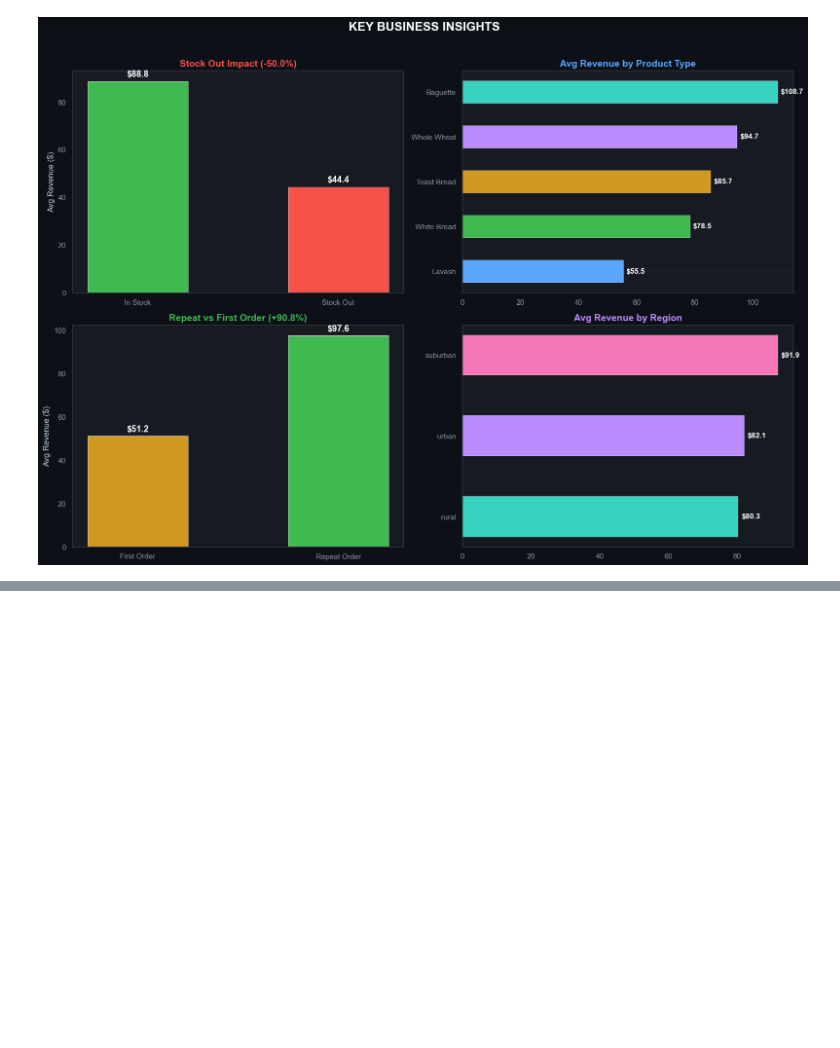
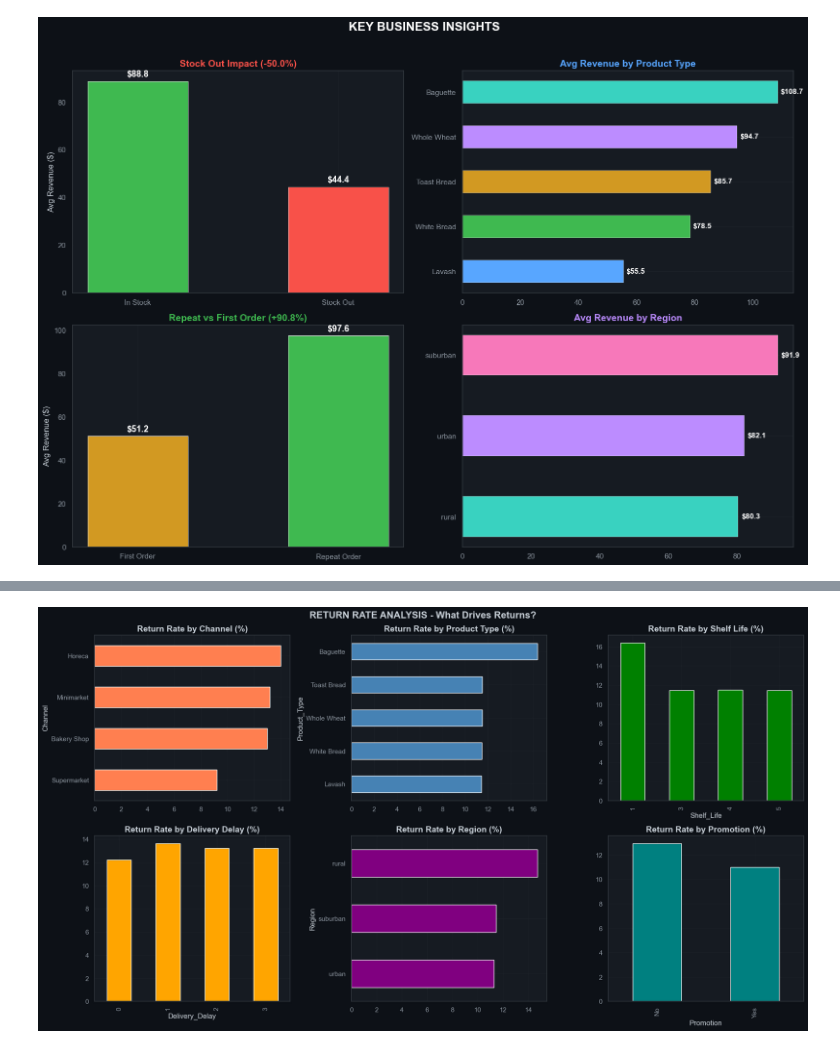
Before and after one commit to kanangoylarov/Holbie-work, a Jupyter notebook: mrshamsi/bread_salesholberton.ipynb, the cells around one changed output, grey strips where cells are left out. Saved outputs shown, nothing was run; the diff lists cells and outputs as text; code cells hidden in the pictures; blank space fills up the shorter version.

```diff
--- a/bread_salesholberton.ipynb
+++ b/mrshamsi/bread_salesholberton.ipynb
@@ -1022,2 +1027,12 @@ print("=" * 70)
 
 ======================================================================
+# %%
+# Reload fresh data for business analysis
+df = pd.read_csv('bread_sales_dataset.csv')
+
+# Create new metrics
+df['Return_Rate'] = df['Returns_Units'] / df['Units_Delivered'] * 100
+df['Waste_Rate'] = df['Waste_Units'] / df['Units_Delivered'] * 100
+
+print(f"Data reloaded: {df.shape}")
+print(f"Columns: {df.columns.tolist()}")
@@ -1023,0 +1092,32 @@ print("=" * 70)
+# %%
+fig, axes = plt.subplots(2, 3, figsize=(18, 10))
+fig.suptitle('RETURN RATE ANALYSIS - What Drives Returns?', fontsize=16, fontweight='bold')
+
+# Channel
+df.groupby('Channel')['Return_Rate'].mean().sort_values().plot(kind='barh', ax=axes[0,0], color='coral')
+axes[0,0].set_title('Return Rate by Channel (%)')
+
+# Product Type
+df.groupby('Product_Type')['Return_Rate'].mean().sort_values().plot(kind='barh', ax=axes[0,1], color='steelblue')
+axes[0,1].set_title('Return Rate by Product Type (%)')
+
+# Shelf Life
+df.groupby('Shelf_Life')['Return_Rate'].mean().plot(kind='bar', ax=axes[0,2], color='green')
+axes[0,2].set_title('Return Rate by Shelf Life (%)')
+
+# Delivery Delay
+df.groupby('Delivery_Delay')['Return_Rate'].mean().plot(kind='bar', ax=axes[1,0], color='orange')
+axes[1,0].set_title('Return Rate by Delivery Delay (%)')
+
+# Region
+df.groupby('Region')['Return_Rate'].mean().sort_values().plot(kind='barh', ax=axes[1,1], color='purple')
+axes[1,1].set_title('Return Rate by Region (%)')
+
+# Promotion
+df.groupby('Promotion')['Return_Rate'].mean().plot(kind='bar', ax=axes[1,2], color='teal')
+axes[1,2].set_title('Return Rate by Promotion (%)')
+
+plt.tight_layout()
+plt.show()
+# %% [output]
+[figure, added]
```
Also changed, not shown: parts of 13 cells of this notebook, 8 other files.
